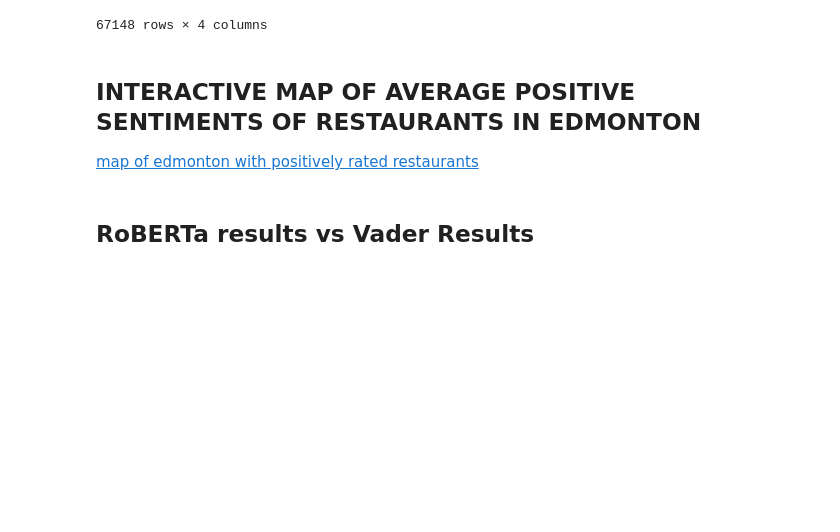
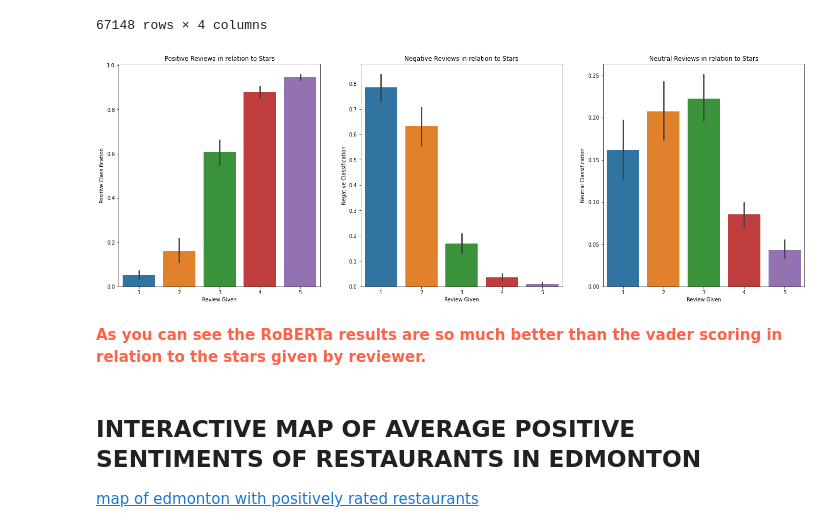
Before and after one commit to ksjhe/CMPT353-Yelp-Sentiment, a Jupyter notebook: 4b. Sentiment Modeling (Researched Models).ipynb, the cells around one changed output. Drawn from its saved outputs; the diff is of its cells as text; code cells hidden in the pictures; blank space fills up the shorter version.

```diff
--- a/4b. Sentiment Modeling (Researched Models).ipynb
+++ b/4b. Sentiment Modeling (Researched Models).ipynb
@@ -316,4 +316,10 @@ dfscoreBert
 67148 rows × 4 columns
 # %%
 dfscoreBert = trainerBert(df)
+# %%
+#this function is to join scores to original dataframe.
+df = df.join(test.set_index('review_id'), on='review_id')
+
+#Saving to parquet(for analysis) and csv files(for mapping purposes)
+df.to_parquet('data/edmonton_trained.parquet')
 # %%
@@ -331,4 +332,6 @@ dfscoreBert = dfscoreBert.merge(train,how = 'left')
 
 dfscoreBert.to_csv('data/trained-data.csv')
 # %%
-plotter(dfscoreBert)
+plotter(df)
+# %% [output]
+[figure, added]
@@ -339,6 +338,10 @@ traineddata.to_csv('data/trained-groupbyAVGpos-data.csv')
+# %% [markdown]
+<p style='color:tomato'>
+    <b>
+        As you can see the RoBERTa results are so much better than the vader scoring in relation to the stars given by reviewer.
+    </b>
+</p>
 # %% [markdown]
 ## INTERACTIVE MAP OF AVERAGE POSITIVE SENTIMENTS OF RESTAURANTS IN EDMONTON
 
 [map of edmonton with positively rated restaurants](https://datastudio.google.com/s/ulcwcPpFe0w)
-# %% [markdown]
-## RoBERTa results vs Vader Results
```
Also changed, not shown: parts of 2 cells of this notebook.
